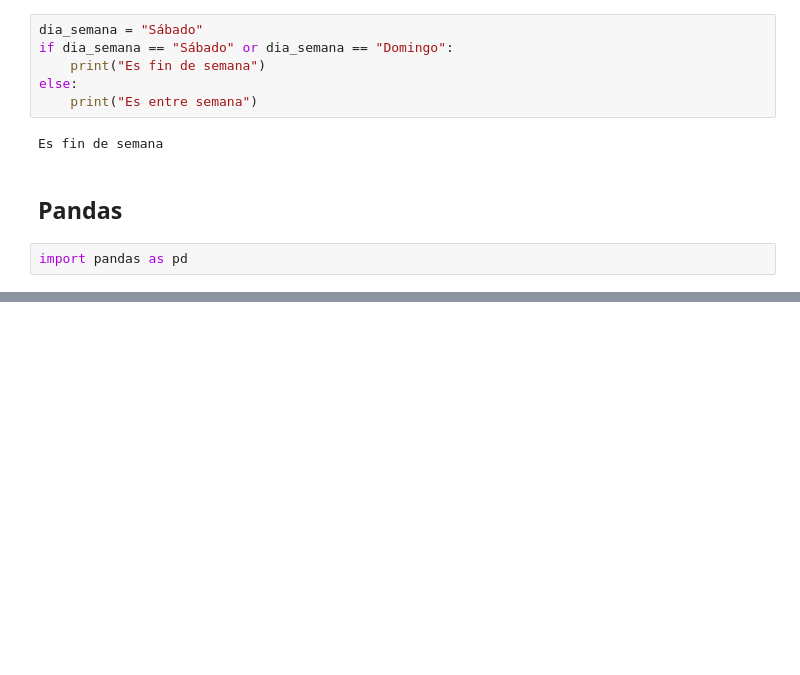
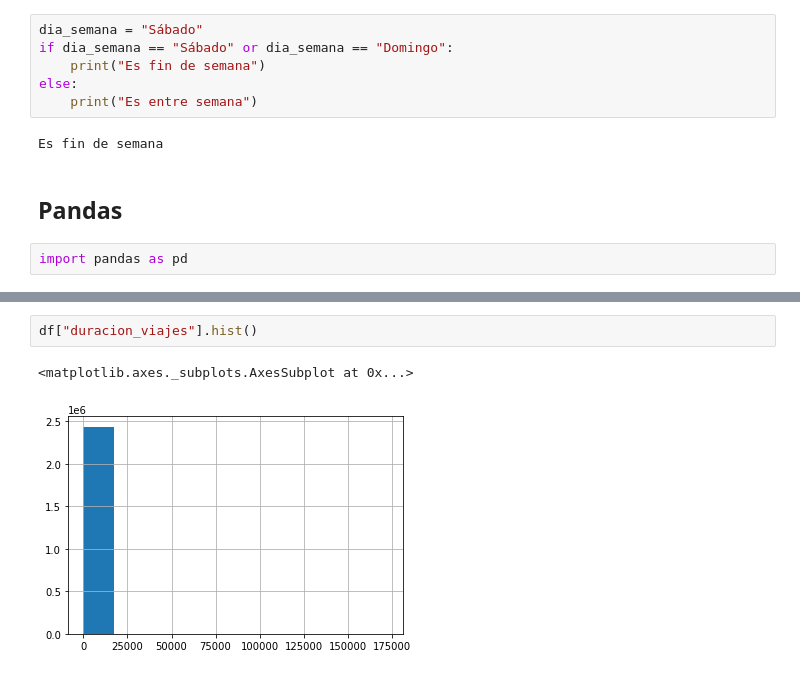
Before and after one commit to DevPhantomUNAM/Kode_Day_VIsualizar-datos-html-python, a Jupyter notebook: Pandas_intro.ipynb, the cells around one changed output, grey strips where cells are left out. Cells and saved outputs as stored; diff of their text form; blank space fills up the shorter version.

```diff
--- a/Pandas_intro.ipynb
+++ b/Pandas_intro.ipynb
@@ -88,0 +453,5 @@ dataframe = pd.DateFrame({
+# %%
+df["duracion_viajes"].hist()
+# %% [output]
+<matplotlib.axes._subplots.AxesSubplot at 0x...>
+[figure, added]
```
Also changed, not shown: parts of 47 cells of this notebook, 2 other files.
